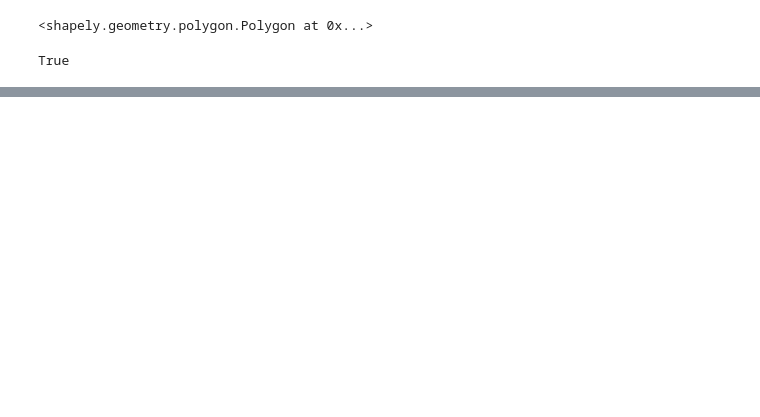
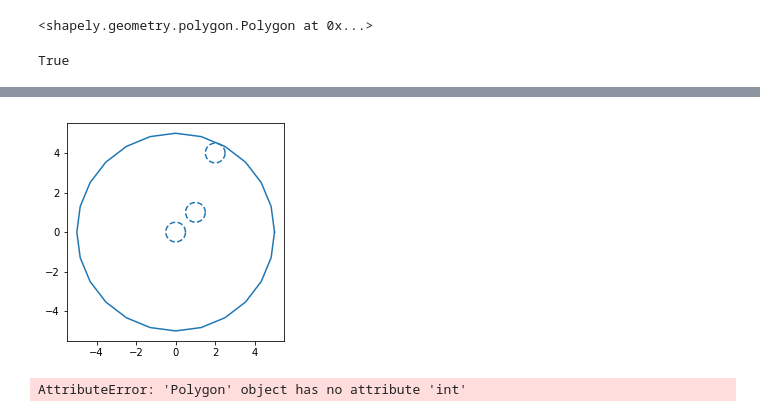
Before and after one commit to JesseSlim/polymetric, a Jupyter notebook: test_polymetric_nb.ipynb, the cells around one changed output, grey strips where cells are left out. Cells and saved outputs as stored; diff of their text form; code cells hidden in the pictures; blank space fills up the shorter version.

```diff
--- a/test_polymetric_nb.ipynb
+++ b/test_polymetric_nb.ipynb
@@ -57,0 +108,11 @@ ps1.polygonize()
+# %%
+plt.figure()
+plot_polys(poly_diff)
+plt.axes().set_aspect('equal')
+plt.show()
+# %% [output]
+[figure, added]
+# %%
+poly_diff[0].int
+# %% [output]
+AttributeError: 'Polygon' object has no attribute 'int'
```
Also changed, not shown: parts of 19 cells of this notebook, 1 other file.
